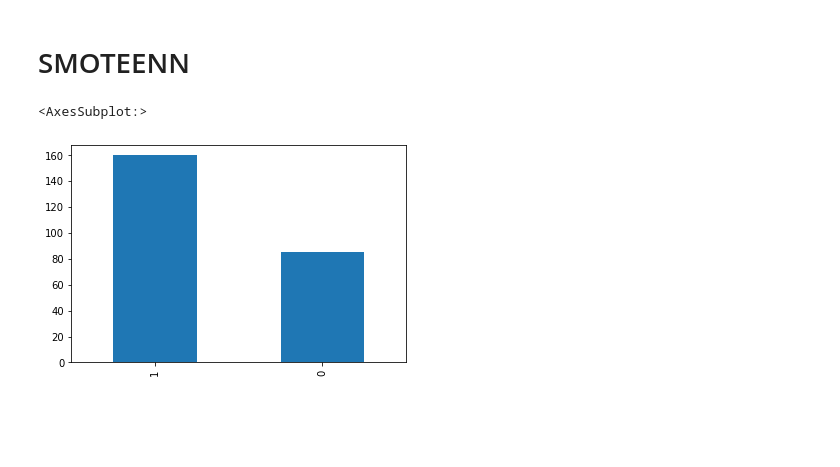
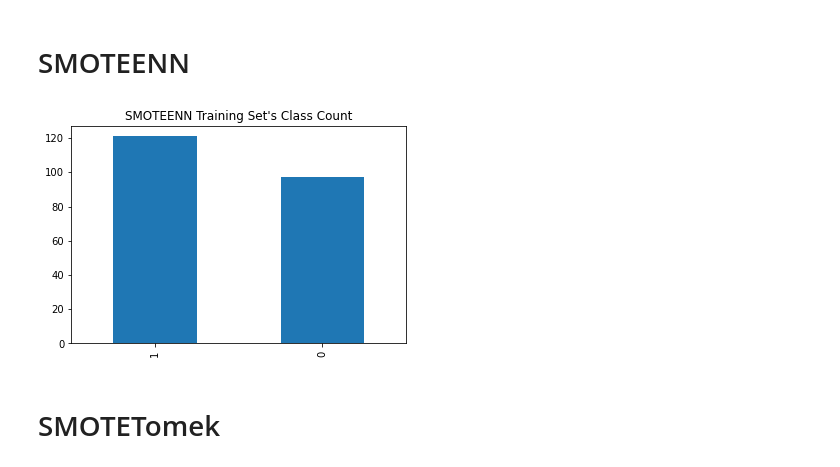
Before and after one commit to 12-Ears/P1_Edward, a Jupyter notebook: 03 - Train_test_split.ipynb, the cells around one changed output. Saved outputs shown, nothing was run; the diff lists cells and outputs as text; code cells hidden in the pictures; blank space fills up the shorter version.

```diff
--- a/03 - Train_test_split.ipynb
+++ b/03 - Train_test_split.ipynb
@@ -138,24 +157,19 @@ y_test.to_csv(path + 'y_test.csv', index = False)
 # %% [markdown]
 # SMOTEENN
 # %%
-smt = SMOTEENN(
+smoteenn = SMOTEENN(
     sampling_strategy = 'auto',
     random_state = seed,
-    smote = smote,
-    enn = enn
+    smote = smote
 )
-X_smt, y_smt = smt.fit_resample(X_train, y_train)
+X_smoteenn, y_smoteenn = smoteenn.fit_resample(X_train, y_train)
-# %%
-y_smt.value_counts().plot(kind = 'bar')
-# %% [output]
-<AxesSubplot:>
-[figure, removed]
 # %%
-# save
-path = root + '03 - SMOTEENN/'
-
-X_smt.to_csv(path + 'X_train.csv', index = False)
-y_smt.to_csv(path + 'y_train.csv', index = False)
-
-X_test.to_csv(path + 'X_test.csv', index = False)
-y_test.to_csv(path + 'y_test.csv', index = False)
+export_samples(
+    folder = '03 - SMOTEENN',
+    X_train = X_smoteenn,
+    y_train = y_smoteenn
+)
+# %% [output]
+[figure, added]
+# %% [markdown]
+# SMOTETomek
```
Also changed, not shown: parts of 19 cells of this notebook, 28 other files.
